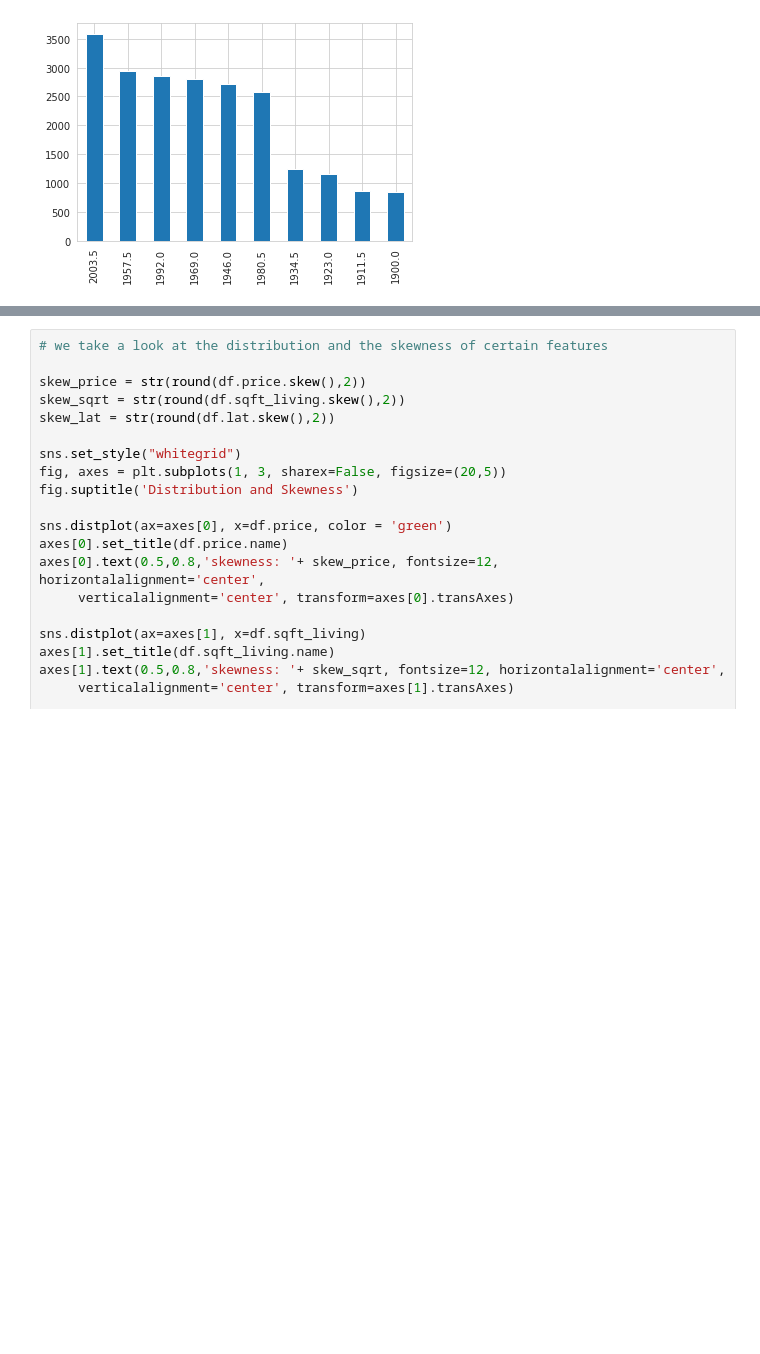
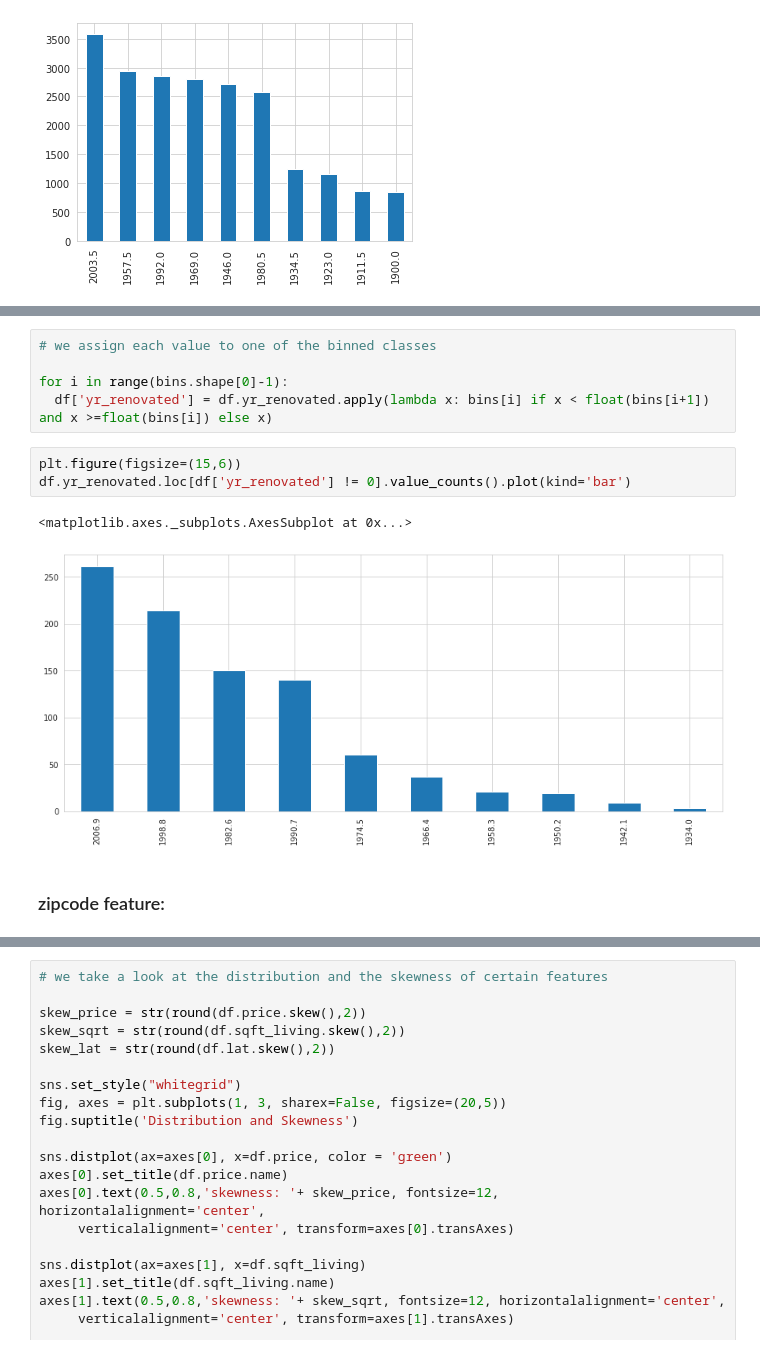
Before and after one commit to ChristianWussow/Portfolio, a Jupyter notebook: Data_Analytics_Project.ipynb, the cells around one changed output, grey strips where cells are left out. Cells and saved outputs as stored; diff of their text form; blank space fills up the shorter version.

```diff
--- a/Data_Analytics_Project.ipynb
+++ b/Data_Analytics_Project.ipynb
@@ -195,0 +240,13 @@ df['yr_built'].value_counts().plot(kind = 'bar')
+# %%
+# we assign each value to one of the binned classes
+
+for i in range(bins.shape[0]-1):
+  df['yr_renovated'] = df.yr_renovated.apply(lambda x: bins[i] if x < float(bins[i+1]) and x >=float(bins[i]) else x)
+# %%
+plt.figure(figsize=(15,6))
+df.yr_renovated.loc[df['yr_renovated'] != 0].value_counts().plot(kind='bar')
+# %% [output]
+<matplotlib.axes._subplots.AxesSubplot at 0x...>
+[figure, added]
+# %% [markdown]
+### zipcode feature:
```
Also changed, not shown: parts of 12 cells of this notebook.
